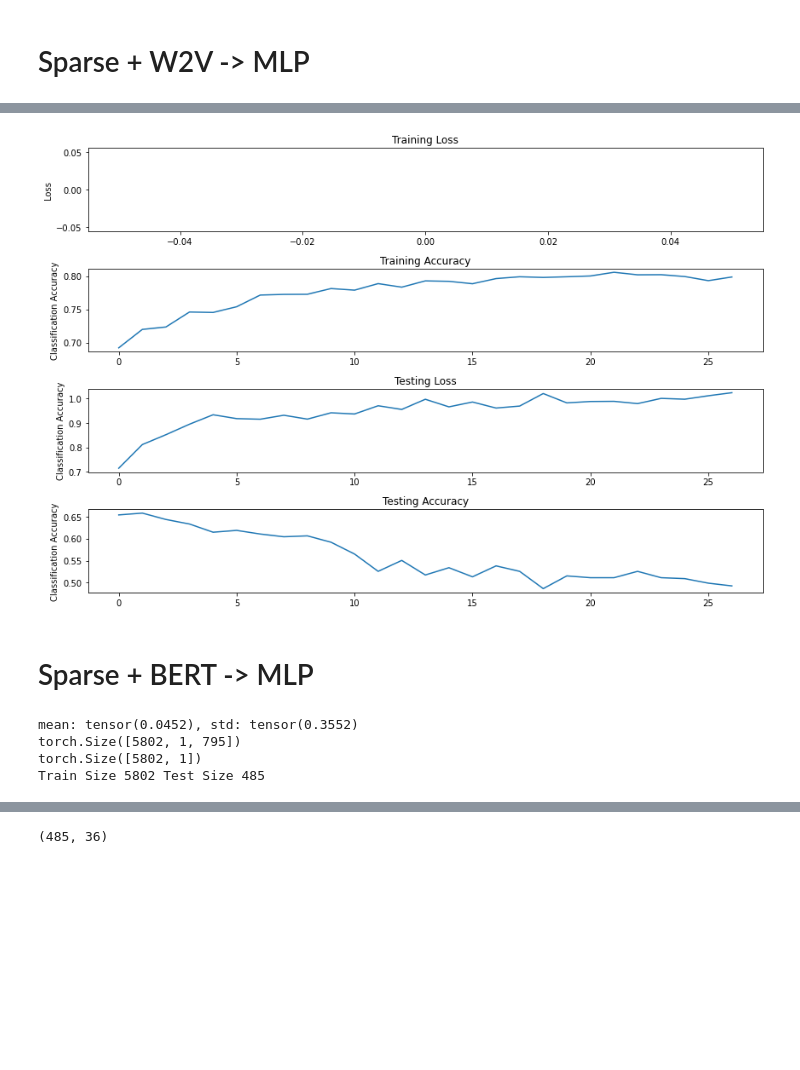
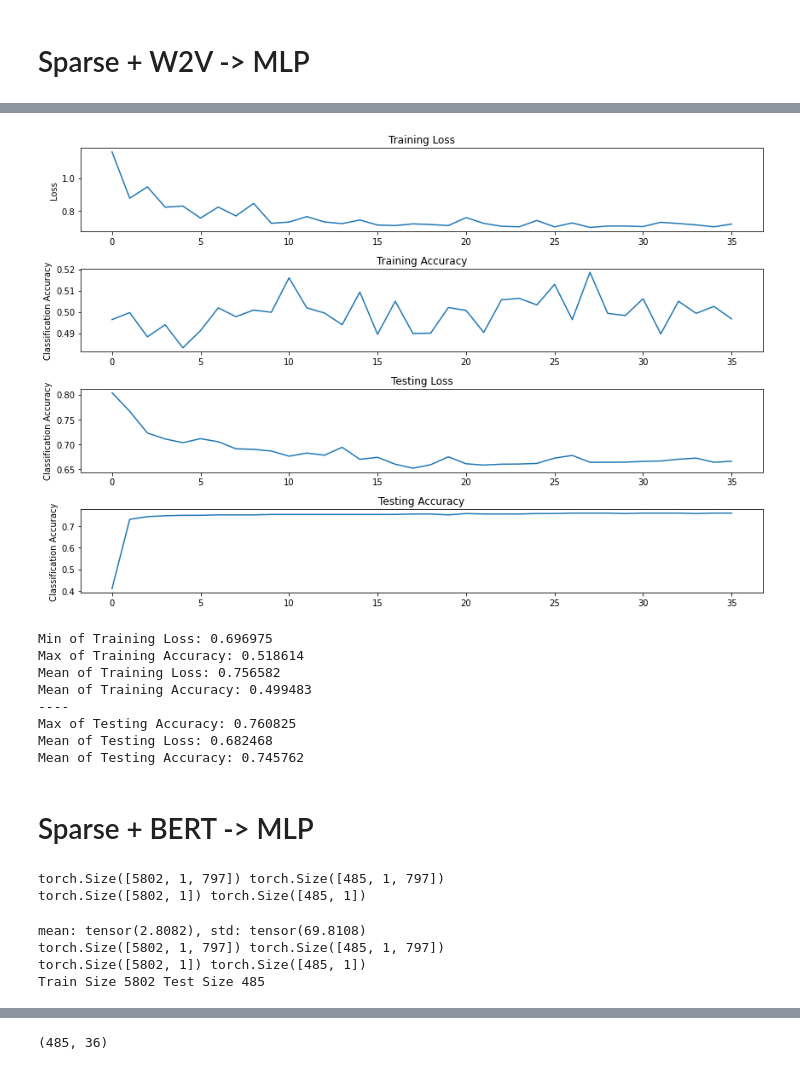
Before and after one commit to zzunebye/Capstone-code-data, a Jupyter notebook: _CLF_MLP.ipynb, the cells around one changed output, grey strips where cells are left out. Drawn from its saved outputs; the diff is of its cells as text; code cells hidden in the pictures; blank space fills up the shorter version.

```diff
--- a/_CLF_MLP.ipynb
+++ b/_CLF_MLP.ipynb
@@ -675,0 +633,9 @@ test_dataset = TensorDataset(tensor_x2,tensor_y2)
+# %%
+pheme_sparse_W2V = pd.concat([pheme_sparse, pheme_AVGw2v],axis=1)
+ext_sparse_W2V = pd.concat([ext_sparse, ext_AVGw2v],axis=1)
+
+tensor_x1, tensor_y1, tensor_x2, tensor_y2 = __MLP.convert_df_to_unsqueezed_tensor(pheme_sparse_W2V, pheme_y, ext_sparse_W2V, ext_y)
+train_dataset = TensorDataset(tensor_x1,tensor_y1)
+test_dataset = TensorDataset(tensor_x2,tensor_y2)
+print(tensor_x1.size(),tensor_x2.size())
+print(tensor_y1.size(),tensor_y2.size())
@@ -676,12 +645,8 @@ test_dataset = TensorDataset(tensor_x2,tensor_y2)
 # %%
+batch_size = 16
+
 # Initialize WeightedRandomSampler to deal with the unbalanced dataset
-counts = np.bincount(pheme_y.values)
-labels_weights = 1. / counts
-weights = labels_weights[pheme_y.values]
-train_sampler = WeightedRandomSampler(weights, len(weights))
-test_sampler = SequentialSampler(tensor_x2)
-
-batch_size=32
+train_sampler, test_sampler = __MLP.getSamplers(pheme_y, tensor_x2)
 
 train_dataloader = DataLoader(train_dataset, batch_size=batch_size, sampler=train_sampler, num_workers=2)
 test_dataloader = DataLoader(test_dataset, batch_size=batch_size, shuffle=False, num_workers=2)
@@ -691,7 +656,8 @@ print("mean: %s, std: %s" %(data[0].mean(), data[0].std()))
 
 train_size = int(tensor_y1.size(0))
 test_size = int(tensor_y2.size(0))
-print(tensor_x1.shape)
-print(tensor_y1.shape)
+
+print(tensor_x1.shape,tensor_x2.shape)
+print(tensor_y1.shape,tensor_y2.shape)
 print("Train Size",train_size,"Test Size",test_size)
 # %% [output]
@@ -703,7 +669,7 @@ Train Size 5802 Test Size 485
 class W2V_sparse_net(nn.Module):
     def __init__(self):
         super(W2V_sparse_net, self).__init__() # 1*20
-        self.fc1 = nn.Linear(227, 50, bias=True) # 420
+        self.fc1 = nn.Linear(229, 50, bias=True) # 420
         self.fc2 = nn.Linear(50, 8, bias=True)
         self.fc3 = nn.Linear(8, 1,bias=True)
 
@@ -733,5 +700,5 @@ scheduler = get_linear_schedule_with_warmup(optimizer,
 
 PATH = "./Model/state_dict_w2v_sparse_model.pt"
 # %%
-train_acc, train_loss, val_acc, val_loss_list = train1(model=model_w2vsparse, num_epochs=epochs, criterion=criterion, optimizer=optimizer, train_loader=train_dataloader, train_size=train_size, test_loader=test_dataloader, test_size=test_size, PATH=PATH)
+train_acc, train_loss, val_acc, val_loss_list = __MLP.train_sequential(model=model_w2vsparse, num_epochs=40, patience=8, criterion=criterion, optimizer=optimizer, scheduler=scheduler, train_loader=train_dataloader,train_size=train_size, test_loader=test_dataloader, test_size=test_size, PATH=PATH)
 # %% [output]
@@ -739,7 +722,15 @@ NameError: name 'train1' is not defined
 # %%
-clf_report(train_loss, train_acc, val_loss_list, val_acc)
+__MLP.clf_report(train_loss, train_acc, val_loss_list, val_acc)
 # %% [output]
-[figure, old version]
+[figure, new version]
+Min of Training Loss: 0.696975
+Max of Training Accuracy: 0.518614
+Mean of Training Loss: 0.756582
+Mean of Training Accuracy: 0.499483
+----
+Max of Testing Accuracy: 0.760825
+Mean of Testing Loss: 0.682468
+Mean of Testing Accuracy: 0.745762
 # %% [markdown]
 # Sparse + BERT -> MLP
 # %%
@@ -760,15 +751,23 @@ train_dataset = TensorDataset(tensor_x1,tensor_y1)
 tensor_x2 = torch.Tensor(sparse_bert_ext).unsqueeze(1)
 tensor_y2 = torch.Tensor(ext_y.values).unsqueeze(1)
 test_dataset = TensorDataset(tensor_x2,tensor_y2)
+# %%
+pheme_sparse_bert = pd.concat([pheme_sparse, pheme_bert],axis=1)
+ext_sparse_bert = pd.concat([ext_sparse, ext_bert],axis=1)
+
+tensor_x1, tensor_y1, tensor_x2, tensor_y2 = __MLP.convert_df_to_unsqueezed_tensor(pheme_sparse_bert, pheme_y, ext_sparse_bert, ext_y)
+train_dataset = TensorDataset(tensor_x1,tensor_y1)
+test_dataset = TensorDataset(tensor_x2,tensor_y2)
+print(tensor_x1.size(),tensor_x2.size())
+print(tensor_y1.size(),tensor_y2.size())
+# %% [output]
+torch.Size([5802, 1, 797]) torch.Size([485, 1, 797])
+torch.Size([5802, 1]) torch.Size([485, 1])
 # %%
+batch_size = 16
+
 # Initialize WeightedRandomSampler to deal with the unbalanced dataset
-counts = np.bincount(pheme_y.values)
-labels_weights = 1. / counts
-weights = labels_weights[pheme_y.values]
-train_sampler = WeightedRandomSampler(weights, len(weights))
-test_sampler = SequentialSampler(tensor_x2)
-
-batch_size = 16
+train_sampler, test_sampler = __MLP.getSamplers(pheme_y, tensor_x2)
 
 train_dataloader = DataLoader(train_dataset, batch_size=batch_size, sampler=train_sampler, num_workers=2)
 test_dataloader = DataLoader(test_dataset, batch_size=batch_size, shuffle=False, num_workers=2)
@@ -778,13 +777,14 @@ print("mean: %s, std: %s" %(data[0].mean(), data[0].std()))
 
 train_size = int(tensor_y1.size(0))
 test_size = int(tensor_y2.size(0))
-print(tensor_x1.shape)
-print(tensor_y1.shape)
+
+print(tensor_x1.shape,tensor_x2.shape)
+print(tensor_y1.shape,tensor_y2.shape)
 print("Train Size",train_size,"Test Size",test_size)
 # %% [output]
-mean: tensor(0.0452), std: tensor(0.3552)
-torch.Size([5802, 1, 795])
-torch.Size([5802, 1])
+mean: tensor(2.8082), std: tensor(69.8108)
+torch.Size([5802, 1, 797]) torch.Size([485, 1, 797])
+torch.Size([5802, 1]) torch.Size([485, 1])
 Train Size 5802 Test Size 485
 # %%
 class BERT_sparse_net(nn.Module):
```
Also changed, not shown: parts of 26 cells of this notebook, 4 other files.
